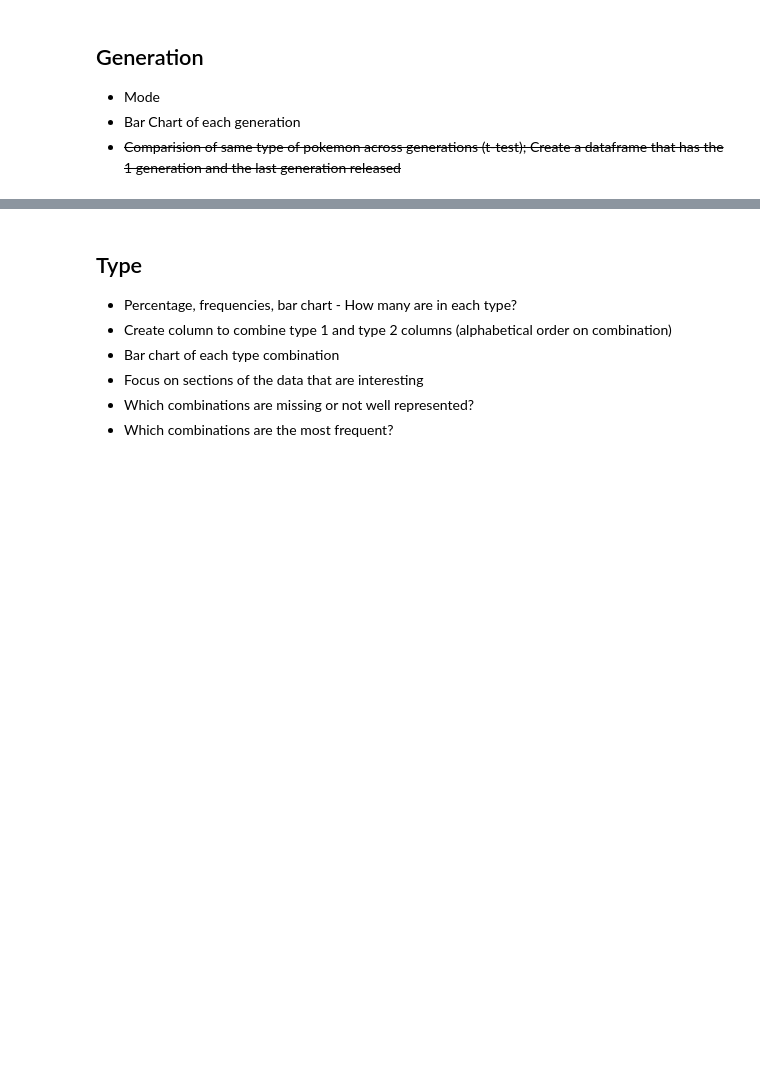
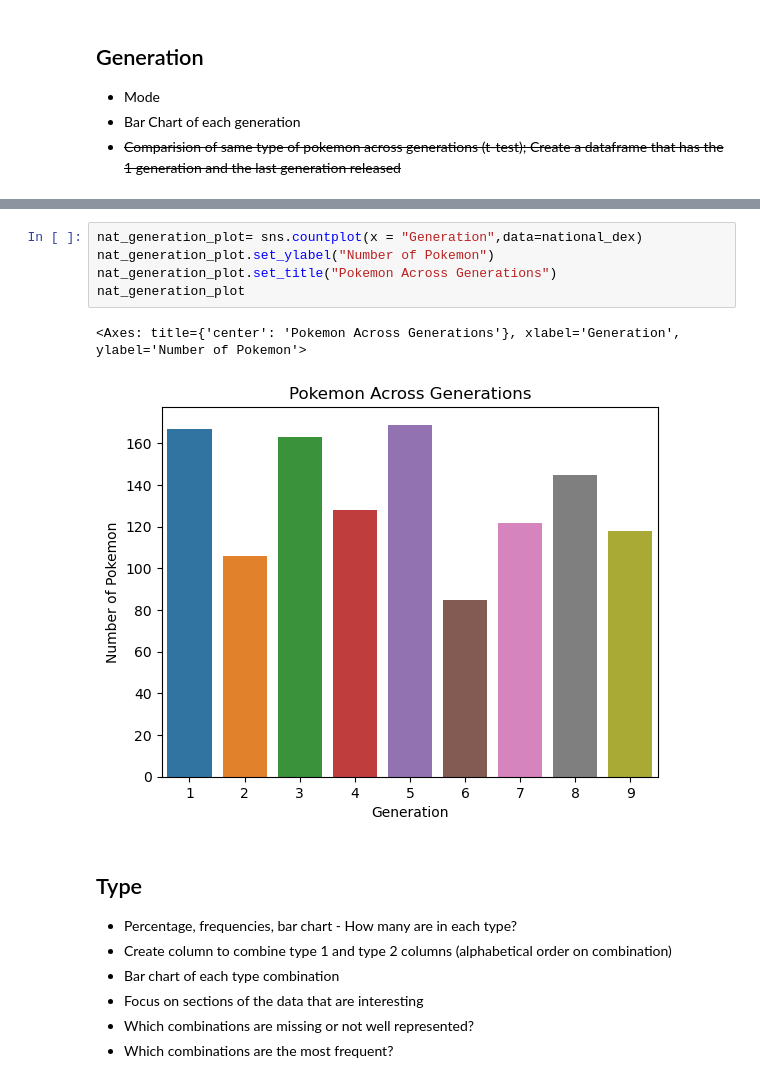
Before and after one commit to sarsteg/pokemon-index-analysis, a Jupyter notebook: analysis.ipynb, the cells around one changed output, grey strips where cells are left out. Cells and saved outputs as stored; diff of their text form; blank space fills up the shorter version.

```diff
--- a/analysis.ipynb
+++ b/analysis.ipynb
@@ -55,3 +99,11 @@ count_national_dex = national_dex['Original_Name'].count()
+# %%
+nat_generation_plot= sns.countplot(x = "Generation",data=national_dex)
+nat_generation_plot.set_ylabel("Number of Pokemon")
+nat_generation_plot.set_title("Pokemon Across Generations")
+nat_generation_plot
+# %% [output]
+<Axes: title={'center': 'Pokemon Across Generations'}, xlabel='Generation', ylabel='Number of Pokemon'>
+[figure, added]
 # %% [markdown]
 ## Type
 * Percentage, frequencies, bar chart - How many are in each type?
```
Also changed, not shown: parts of 7 cells of this notebook.
